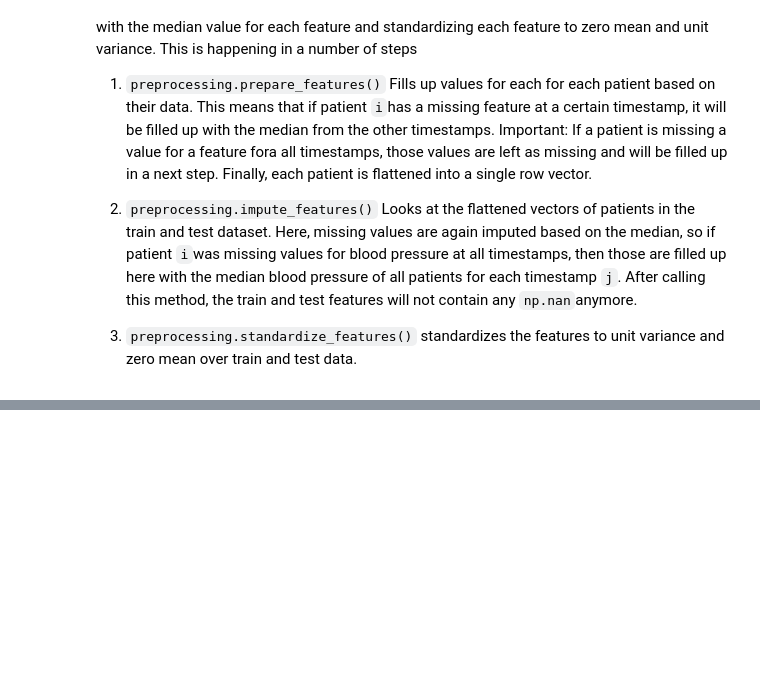
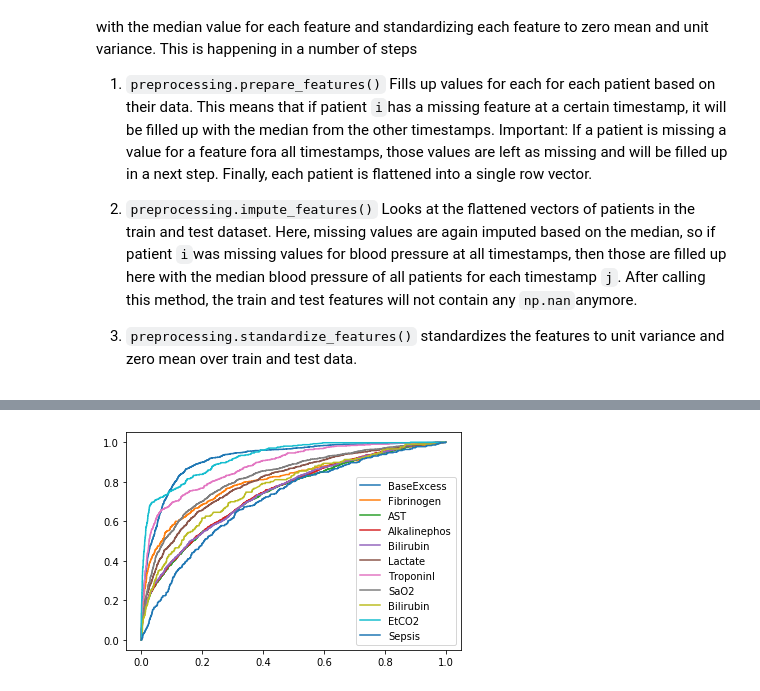
Before and after one commit to konradbender/icu-predictions, a Jupyter notebook: Task_2.ipynb, the cells around one changed output, grey strips where cells are left out. Saved outputs shown, nothing was run; the diff lists cells and outputs as text; code cells hidden in the pictures; blank space fills up the shorter version.

```diff
--- a/Task_2.ipynb
+++ b/Task_2.ipynb
@@ -83,14 +83,14 @@ for label, model in models.items():
 
 for thread in threads:
     thread.join()
-
-result = pd.DataFrame(index=test_labels.index, columns=test_labels.columns)
-
-for label in classification_labels:
-    result[label] =  models[label].predict_proba(test_features)[:,1]
-
-for label in regression_labels:
-    result[label] = model.predict(test_features)
-
-
-score_submission.get_score(test_labels,result)
+# %%
+result = pd.DataFrame(index=test_features.index, columns=[*classification_labels,*regression_labels])
+
+for label in classification_labels:
+    result[label] =  models[label].predict_proba(test_features)[:,1]
+
+for label in regression_labels:
+    result[label] = models[label].predict(test_features)
+
+
+score_submission.get_score(test_labels,result)
@@ -96,0 +116,16 @@ score_submission.get_score(test_labels,result)
+# %%
+from sklearn.metrics import roc_curve
+curves = {label: roc_curve(test_labels[label],result[label]) for label in classification_labels}
+# %%
+from matplotlib import pyplot as plt
+
+fig,ax = plt.subplots()
+
+for label, curve in curves.items():
+    fpr, tpr, threshold = curve
+    split_label = label.split('_')
+    ax.plot(fpr,tpr, label=split_label[1])
+ax.legend()
+fig.savefig('plot.png', dpi=300)
+# %% [output]
+[figure, added]
```
Also changed, not shown: parts of 1 cell of this notebook, 1 other file.
